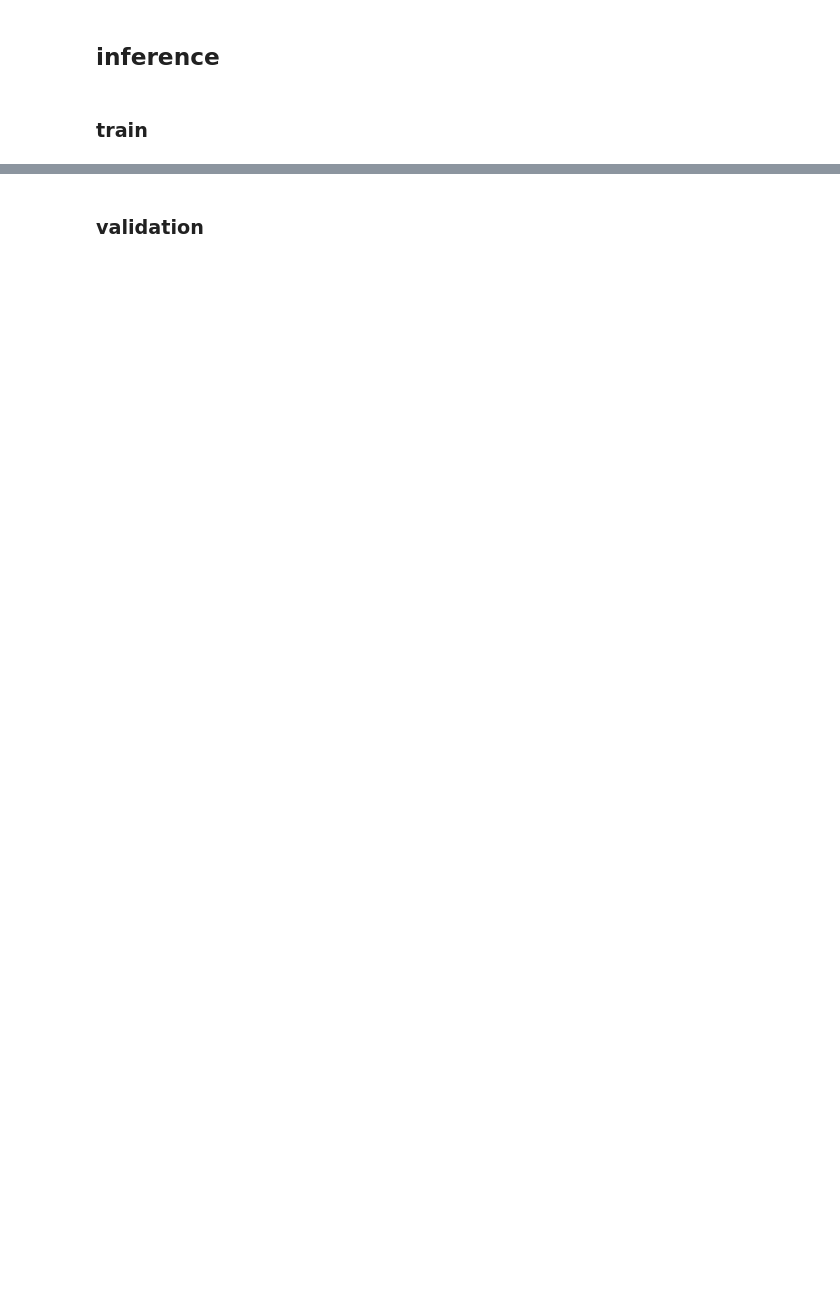
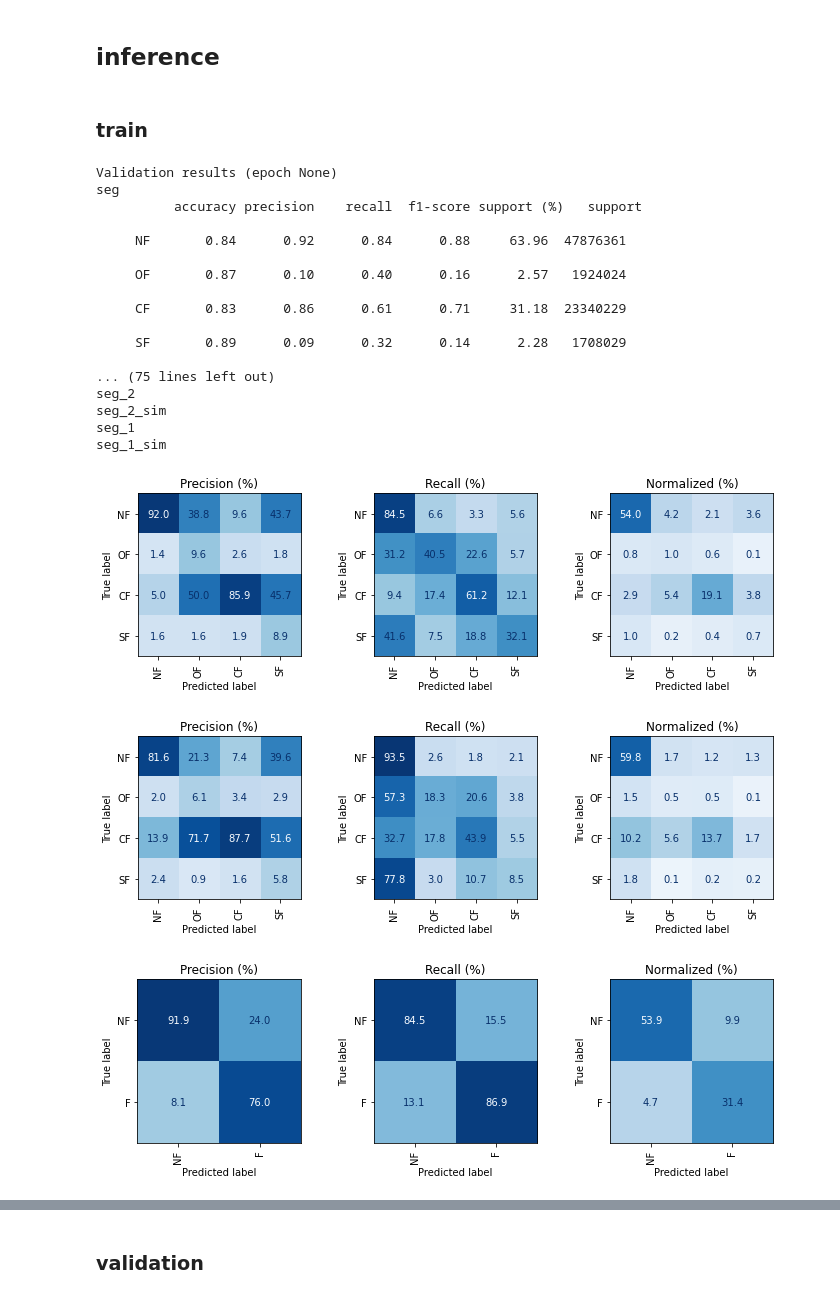
Before and after one commit to KookaS/multi-resolution-forest-mapping, a Jupyter notebook: src/analysis/analyse_results.ipynb, the cells around one changed output, grey strips where cells are left out. Drawn from its saved outputs; the diff is of its cells as text; code cells hidden in the pictures; blank space fills up the shorter version.

```diff
--- a/src/analysis/analyse_results.ipynb
+++ b/src/analysis/analyse_results.ipynb
@@ -37,0 +22,24 @@ show_model_metrics(fn, None)
+# %%
+fn = '/media/data/charrez/multi-resolution-forest-mapping/results/baseline_hierarchical/inference/epoch_13/results2_metrics.pt'
+show_model_metrics(fn, None)
+# %% [output]
+Validation results (epoch None)
+seg
+          accuracy precision    recall  f1-score support (%)   support
+
+     NF       0.84      0.92      0.84      0.88     63.96  47876361
+
+     OF       0.87      0.10      0.40      0.16      2.57   1924024
+
+     CF       0.83      0.86      0.61      0.71     31.18  23340229
+
+     SF       0.89      0.09      0.32      0.14      2.28   1708029
+
+... (75 lines left out)
+seg_2
+seg_2_sim
+seg_1
+seg_1_sim
+[figure, added]
+[figure, added]
+[figure, added]
```
Also changed, not shown: parts of 4 cells of this notebook, 26 other files.
